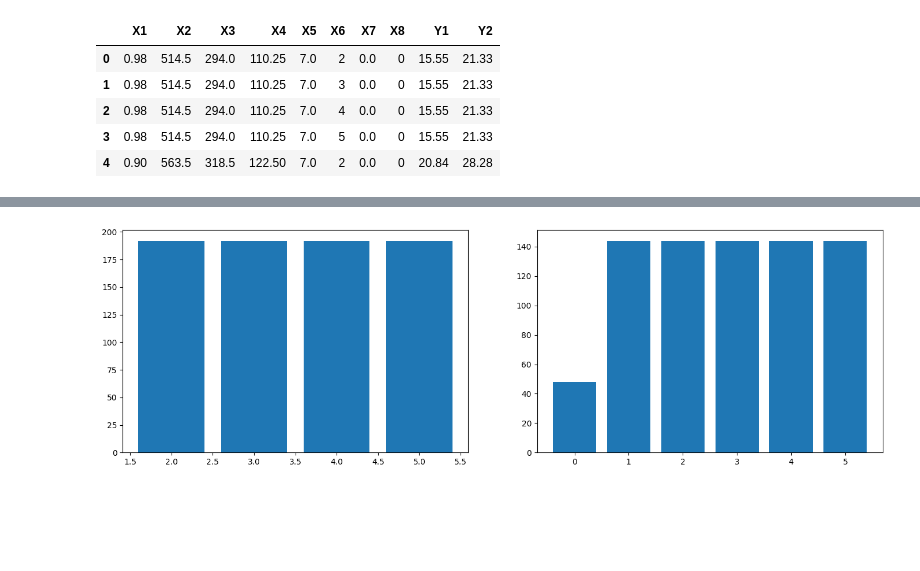
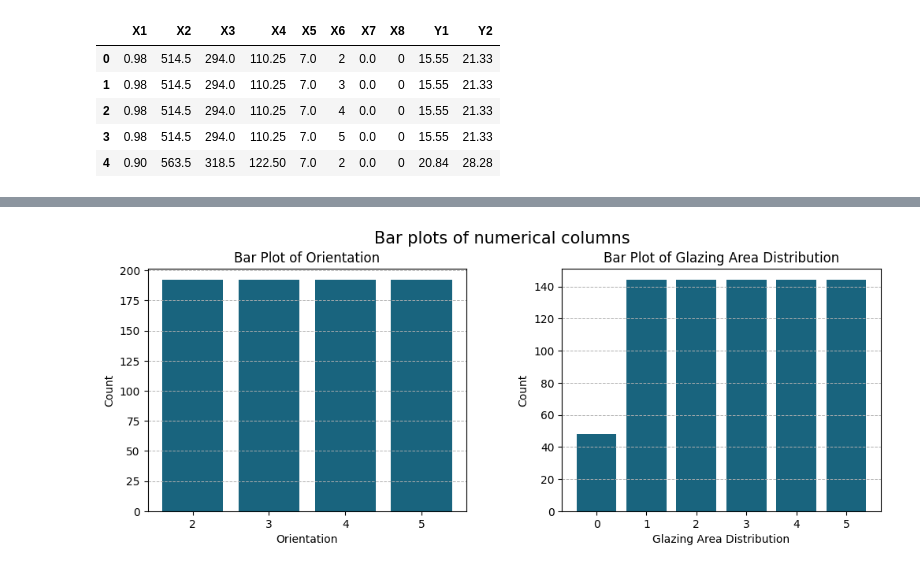
Before and after one commit to dalimvc/Regression-Models, a Jupyter notebook: 24-AS1-b21dalmi.ipynb, the cells around one changed output, grey strips where cells are left out. Saved outputs shown, nothing was run; the diff lists cells and outputs as text; code cells hidden in the pictures; blank space fills up the shorter version.

```diff
--- a/24-AS1-b21dalmi.ipynb
+++ b/24-AS1-b21dalmi.ipynb
@@ -97,11 +128,21 @@ Unique values for X7 are:  [0.   0.1  0.25 0.4 ]
-# %%
-figure, axs = plt.subplots(1, 2, figsize=(17, 5))
-axs = axs.flatten()
-
-int_coulms = ['X6', 'X8']
-
-for i, col in enumerate(int_coulms):
-    axs[i].bar(df[col].value_counts().index, df[col].value_counts().values)
-# %% [output]
-[figure, removed]
+# %%
+#simmilar as in the previous plots but this time showing numerican features on a bar plot
+figure, axs = plt.subplots(1, 2, figsize=(12, 4))
+axs = axs.flatten()
+
+int_coulms = ['Orientation', 'Glazing_Area_Distribution']
+
+for i, col in enumerate(int_coulms):
+    axs[i].bar(df[col].value_counts().index, df[col].value_counts().values, color=my_colors[0])
+    axs[i].grid(True, which='both', axis='y', linestyle='--', linewidth=0.7)
+    axs[i].set_xticks(df[col].value_counts().index) #to show 1,2,3... not 1.5, 2.0,2.5....
+    axs[i].set_title(f"Bar Plot of {col.replace('_', ' ')}")
+    axs[i].set_xlabel(col.replace('_', ' '))
+    axs[i].set_ylabel('Count')
+
+plt.suptitle("Bar plots of numerical columns", fontsize=15, y=1.0)
+plt.subplots_adjust(hspace=0.5, wspace=0.3)
+plt.show()
+# %% [output]
+[figure, added]
 # %%
```
Also changed, not shown: parts of 20 cells of this notebook.
